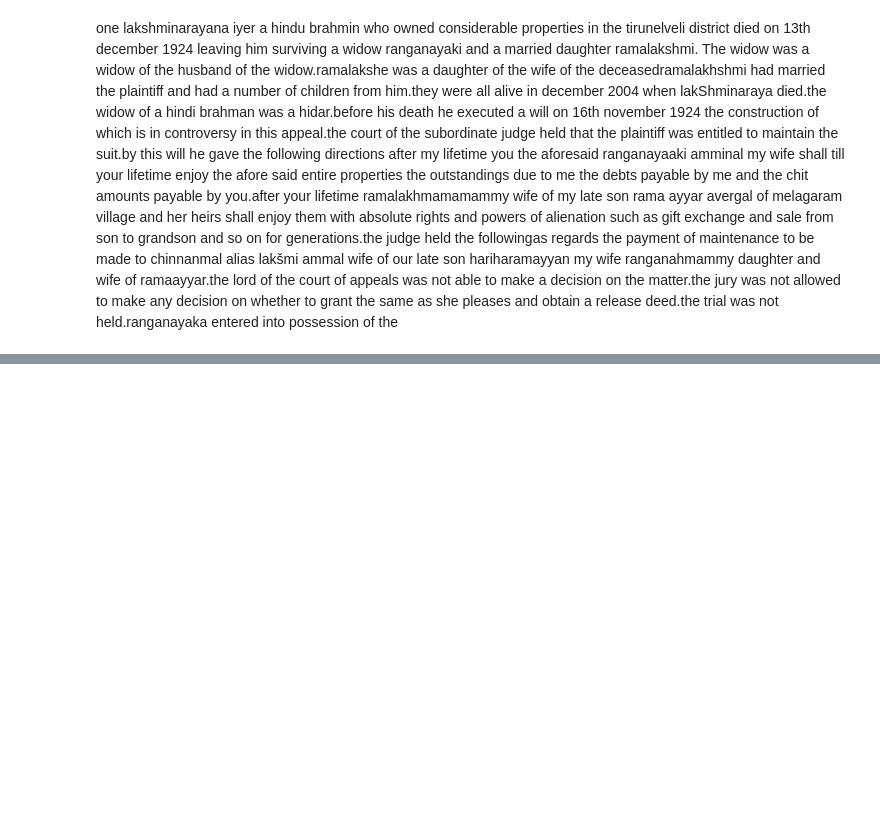
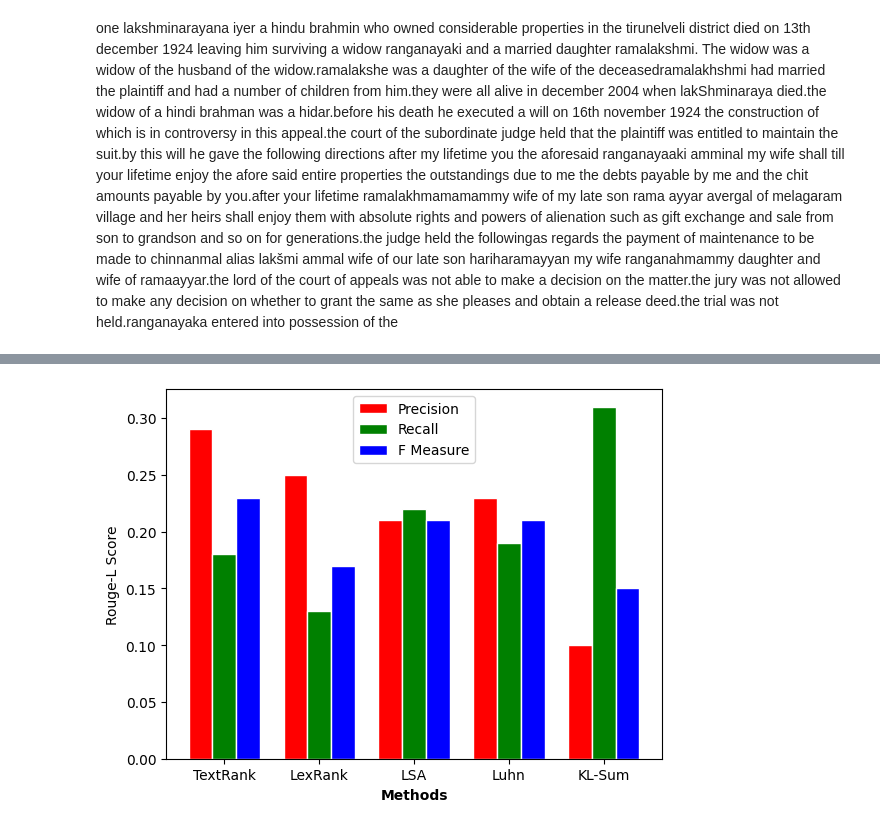
Before and after one commit to krithikajain/bart_model, a Jupyter notebook: bart_model.ipynb, the cells around one changed output, grey strips where cells are left out. Saved outputs shown, nothing was run; the diff lists cells and outputs as text; code cells hidden in the pictures; blank space fills up the shorter version.

```diff
--- a/bart_model.ipynb
+++ b/bart_model.ipynb
@@ -346,0 +399,54 @@ plt.show()
+# %%
+import matplotlib.pyplot as plt
+import numpy as np
+
+# Define the data
+methods = ['TextRank', 'LexRank', 'LSA', 'Luhn', 'KL-Sum']
+precision = [0.29,
+0.25,
+0.21,
+0.23,
+0.10
+]
+recall = [0.18,
+0.13,
+0.22,
+0.19,
+0.31
+
+]
+f_measure = [0.23,
+0.17,
+0.21,
+0.21,
+0.15
+
+]
+
+# Set the width of the bars
+bar_width = 0.25
+
+# Set the position of the bars on the x-axis
+r1 = np.arange(len(precision))
+r2 = [x + bar_width for x in r1]
+r3 = [x + bar_width for x in r2]
+
+# Create the bar chart
+plt.bar(r1, precision, color='red', width=bar_width, edgecolor='white', label='Precision')
+plt.bar(r2, recall, color='green', width=bar_width, edgecolor='white', label='Recall')
+plt.bar(r3, f_measure, color='blue', width=bar_width, edgecolor='white', label='F Measure')
+
+# Add xticks on the middle of the group bars
+plt.xlabel('Methods', fontweight='bold')
+plt.xticks([r + bar_width for r in range(len(precision))], methods)
+
+# Add y-label
+plt.ylabel('Rouge-L Score')
+
+# Add a legend
+plt.legend()
+
+# Show the plot
+plt.show()
+# %% [output]
+[figure, added]
```
Also changed, not shown: parts of 2 cells of this notebook.
